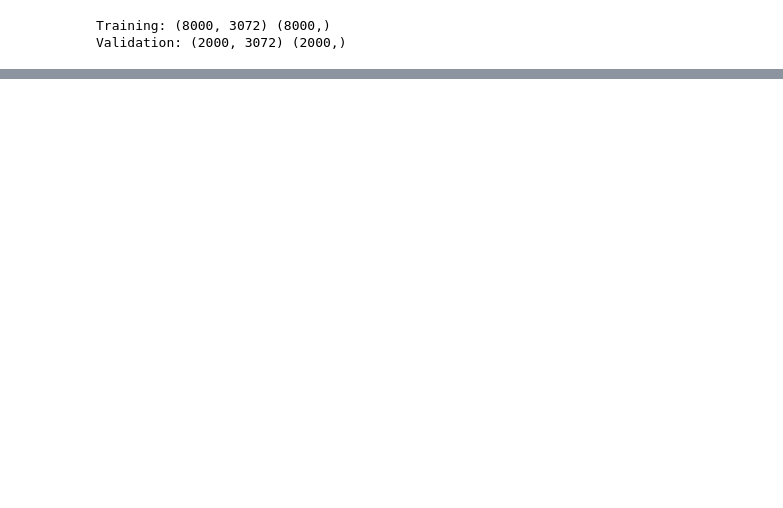
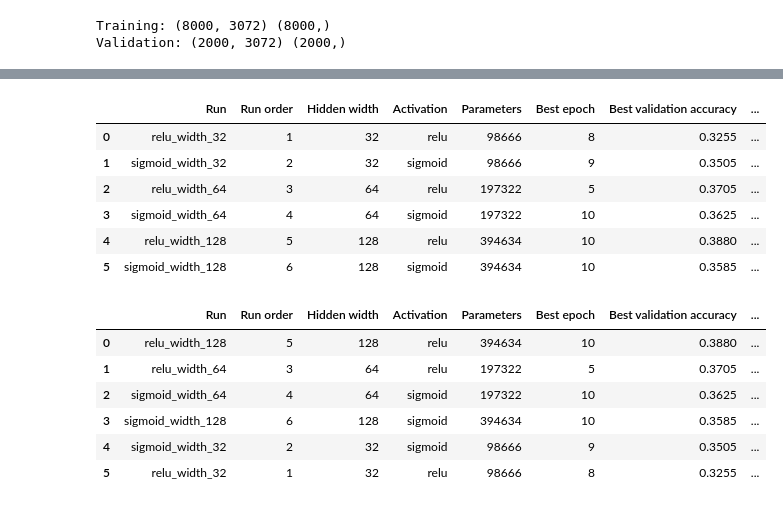
Before and after one commit to Enthusiast101/APR, a Jupyter notebook: NeuralNetwork/neuralnet.ipynb, the cells around one changed output, grey strips where cells are left out. Saved outputs shown, nothing was run; the diff lists cells and outputs as text; code cells hidden in the pictures; blank space fills up the shorter version.

```diff
--- a/NeuralNetwork/neuralnet.ipynb
+++ b/NeuralNetwork/neuralnet.ipynb
@@ -174,0 +898,80 @@ print(l1(x).shape)
+# %%
+import pandas as pd
+import matplotlib.pyplot as plt
+import numpy as np
+
+# Build a results table from all six completed experiments.
+results_df = pd.DataFrame([
+    {
+        "Run": result["run_name"],
+        "Run order": result["run_order"],
+        "Hidden width": result["hidden_width"],
+        "Activation": result["activation"],
+        "Parameters": result["parameter_count"],
+        "Best epoch": result["best_epoch"],
+        "Best validation accuracy": result["best_val_accuracy"],
+        "Training time (seconds)": result["training_time_seconds"],
+    }
+    for result in experiment_results
+])
+
+# Display experiments in their original execution order.
+display(
+    results_df.sort_values("Run order").round(4)
+)
+
+# Apply the assignment's model-selection rules:
+# 1. Highest best validation accuracy.
+# 2. Fewer parameters when validation accuracy ties.
+# 3. Earlier run when both previous criteria tie.
+ranked_results = results_df.sort_values(
+    by=[
+        "Best validation accuracy",
+        "Parameters",
+        "Run order"
+    ],
+    ascending=[False, True, True],
+    kind="stable"
+).reset_index(drop=True)
+
+display(ranked_results.round(4))
+
+# Identify the winning experiment.
+winner = ranked_results.iloc[0]
+selected_run_name = winner["Run"]
+
+selected_experiment = next(
+    result for result in experiment_results
+    if result["run_name"] == selected_run_name
+)
+
+print("\nSELECTED MODEL")
+print("Run:", selected_run_name)
+print("Architecture:",
+      f"3072 -> {int(winner['Hidden width'])} -> 10")
+print("Activation:", winner["Activation"])
+print("Parameters:", f"{int(winner['Parameters']):,}")
+print("Best epoch:", int(winner["Best epoch"]))
+print(
+    "Best validation accuracy:",
+    f"{winner['Best validation accuracy']:.4f}"
+)
+print(
+    "Training time:",
+    f"{winner['Training time (seconds)']:.2f} seconds"
+)
+# %% [output]
+|  | Run | Run order | Hidden width | Activation | Parameters | Best epoch | Best validation accuracy | ... |
+| 0 | relu_width_32 | 1 | 32 | relu | 98666 | 8 | 0.3255 | ... |
+| 1 | sigmoid_width_32 | 2 | 32 | sigmoid | 98666 | 9 | 0.3505 | ... |
+| 2 | relu_width_64 | 3 | 64 | relu | 197322 | 5 | 0.3705 | ... |
+| 3 | sigmoid_width_64 | 4 | 64 | sigmoid | 197322 | 10 | 0.3625 | ... |
+| 4 | relu_width_128 | 5 | 128 | relu | 394634 | 10 | 0.3880 | ... |
+| 5 | sigmoid_width_128 | 6 | 128 | sigmoid | 394634 | 10 | 0.3585 | ... |
+|  | Run | Run order | Hidden width | Activation | Parameters | Best epoch | Best validation accuracy | ... |
+| 0 | relu_width_128 | 5 | 128 | relu | 394634 | 10 | 0.3880 | ... |
+| 1 | relu_width_64 | 3 | 64 | relu | 197322 | 5 | 0.3705 | ... |
+| 2 | sigmoid_width_64 | 4 | 64 | sigmoid | 197322 | 10 | 0.3625 | ... |
+| 3 | sigmoid_width_128 | 6 | 128 | sigmoid | 394634 | 10 | 0.3585 | ... |
+| 4 | sigmoid_width_32 | 2 | 32 | sigmoid | 98666 | 9 | 0.3505 | ... |
+| 5 | relu_width_32 | 1 | 32 | relu | 98666 | 8 | 0.3255 | ... |
```
Also changed, not shown: parts of 35 cells of this notebook.
